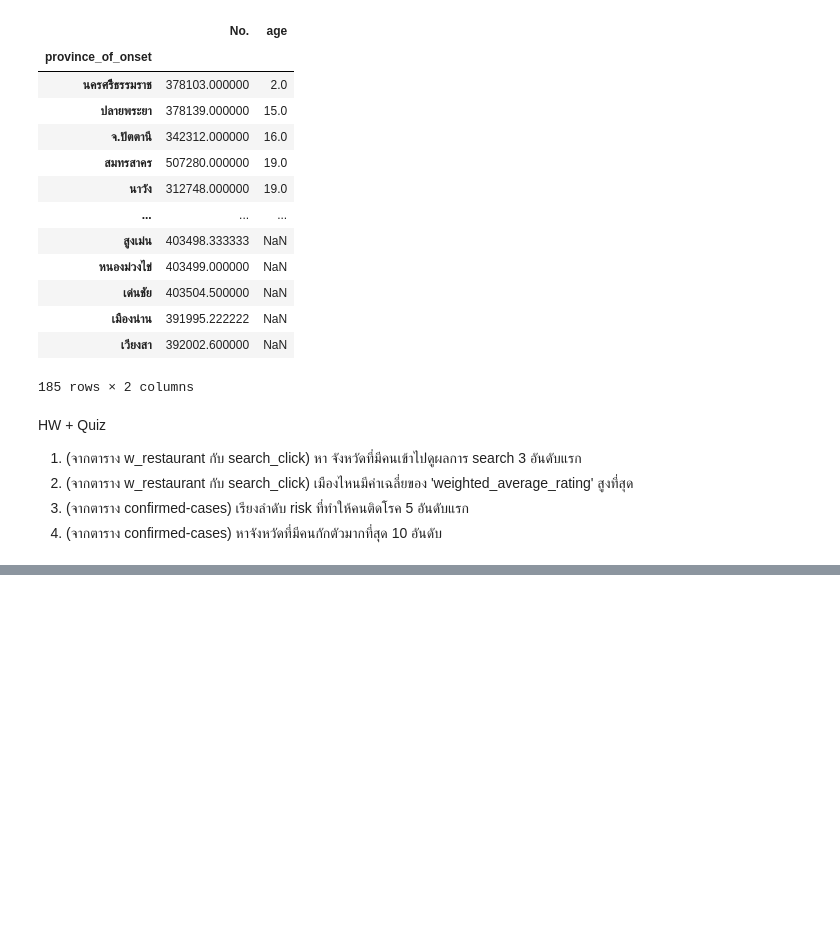
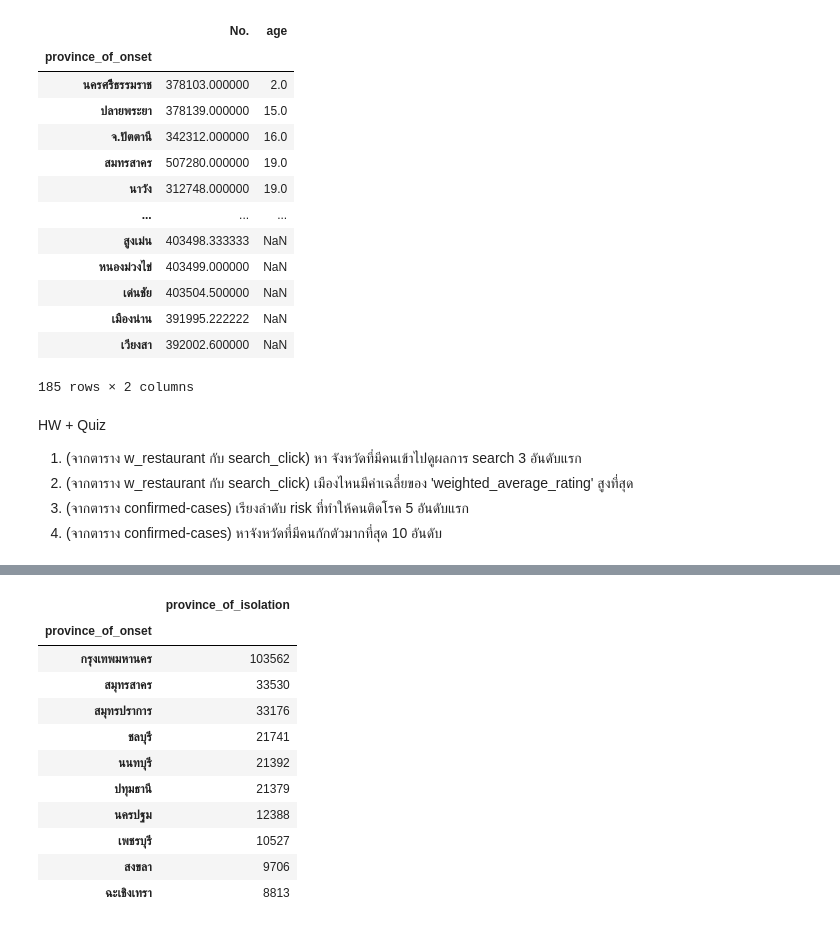
Before and after one commit to Jittiya/DWDM21, a Jupyter notebook: Data_Preprocessing(Chapter_3).ipynb, the cells around one changed output, grey strips where cells are left out. Cells and saved outputs as stored; diff of their text form; code cells hidden in the pictures; blank space fills up the shorter version.

```diff
--- a/Data_Preprocessing(Chapter_3).ipynb
+++ b/Data_Preprocessing(Chapter_3).ipynb
@@ -1468,0 +1480,15 @@ merged_table.groupby('city_name').count().sort_values(by=['search_id'],ascending
+# %%
+data_cases.dropna().groupby('province_of_onset').count().sort_values(by=['announce_date'],ascending=False).iloc[:10,7:8]
+# %% [output]
+|  | province_of_isolation |
+| province_of_onset |  |
+| กรุงเทพมหานคร | 103562 |
+| สมุทรสาคร | 33530 |
+| สมุทรปราการ | 33176 |
+| ชลบุรี | 21741 |
+| นนทบุรี | 21392 |
+| ปทุมธานี | 21379 |
+| นครปฐม | 12388 |
+| เพชรบุรี | 10527 |
+| สงขลา | 9706 |
+| ฉะเชิงเทรา | 8813 |
```
Also changed, not shown: parts of 10 cells of this notebook.
